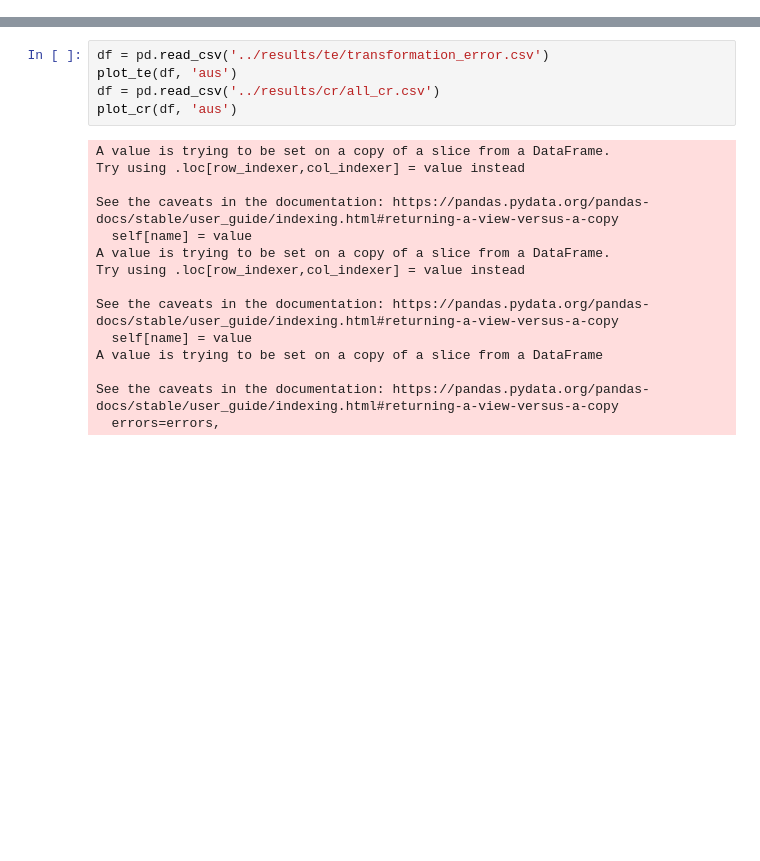
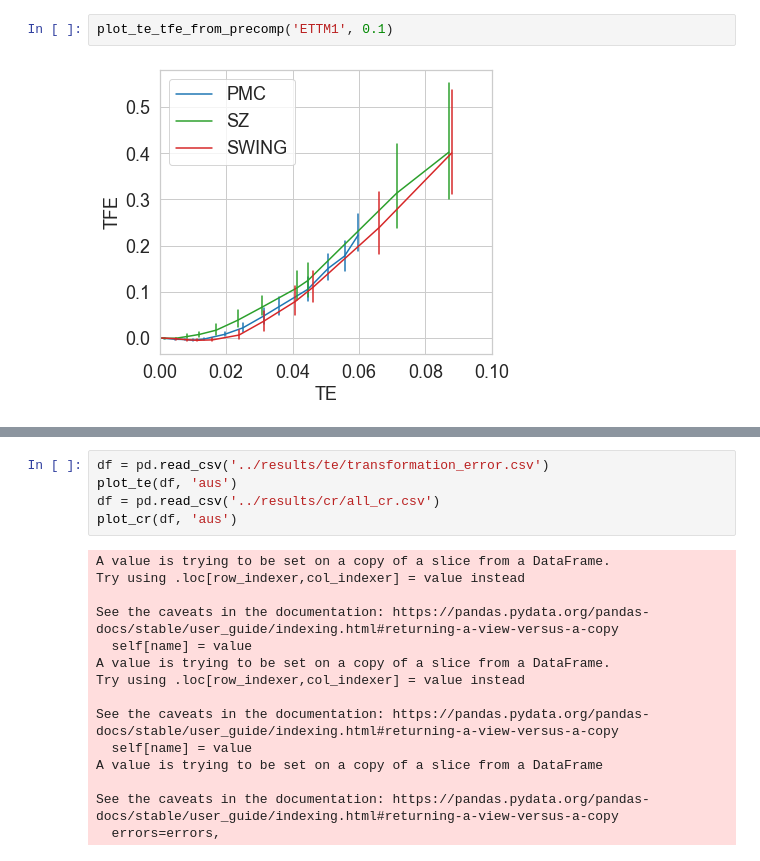
Before and after one commit to cmcuza/EvalImpLSTS, a Jupyter notebook: notebooks/plot_figures.ipynb, the cells around one changed output, grey strips where cells are left out. Saved outputs shown, nothing was run; the diff lists cells and outputs as text; blank space fills up the shorter version.

```diff
--- a/notebooks/plot_figures.ipynb
+++ b/notebooks/plot_figures.ipynb
@@ -284,3 +312,7 @@ plot_te_tfe_pweather()
+# %%
+plot_te_tfe_from_precomp('ETTM1', 0.1)
+# %% [output]
+[figure, added]
 # %%
 plot_te_tfe_from_precomp('ETTM1', 0.1)
 # %% [output]
```
Also changed, not shown: parts of 17 cells of this notebook, 12 other files.
